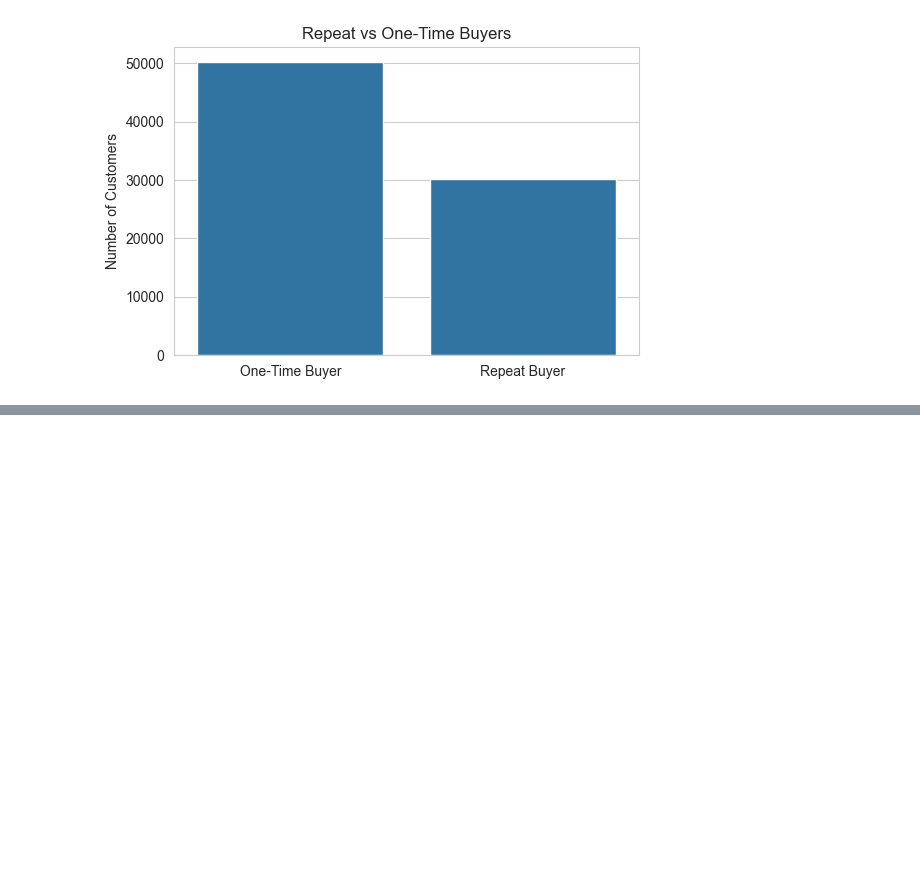
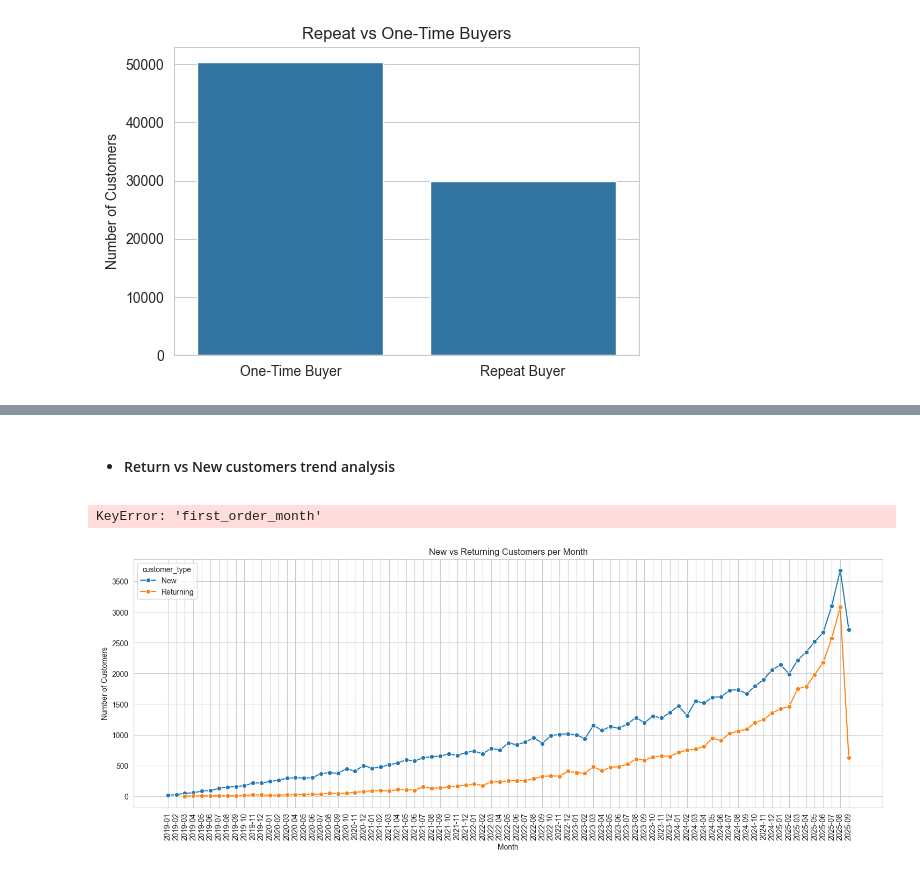
Before and after one commit to JuliusFemi/Capstone_project, a Jupyter notebook: code.ipynb, the cells around one changed output, grey strips where cells are left out. Cells and saved outputs as stored; diff of their text form; code cells hidden in the pictures; blank space fills up the shorter version.

```diff
--- a/code.ipynb
+++ b/code.ipynb
@@ -1551,0 +1537,57 @@ plt.show()
+# %% [markdown]
+- #### Return vs New customers trend analysis
+# %%
+
+# ensuring that dates are in datetime format
+merged_df['order_created_at'] = pd.to_datetime(merged_df['order_created_at'])
+
+# Extract year-month for grouping
+merged_df['order_month'] = merged_df['order_created_at'].dt.to_period('M')
+
+# Find each user's first order month
+first_orders = (
+    merged_df.groupby('user_id')['order_created_at']
+    .min()
+    .dt.to_period('M')
+    .reset_index()
+    .rename(columns={'order_created_at': 'first_order_month'})
+)
+
+# Merge first order info back into main df
+merged_df = merged_df.merge(first_orders, on='user_id', how='left')
+
+# Label each order as New vs Returning
+merged_df['customer_type'] = merged_df.apply(
+    lambda row: 'New' if row['order_month'] == row['first_order_month'] else 'Returning',
+    axis=1
+)
+
+# Aggregate counts per month
+monthly_customer_counts = (
+    merged_df.groupby(['order_month', 'customer_type'])['user_id']
+    .nunique()
+    .reset_index(name='num_customers')
+)
+
+print(monthly_customer_counts.head(10))
+# %% [output]
+KeyError: 'first_order_month'
+# %%
+monthly_customer_counts['order_month'] = monthly_customer_counts['order_month'].astype(str)
+
+plt.figure(figsize=(18,6))
+sns.lineplot(
+    data=monthly_customer_counts,
+    x='order_month',
+    y='num_customers',
+    hue='customer_type',
+    marker='o'
+)
+plt.title('New vs Returning Customers per Month')
+plt.xlabel('Month')
+plt.ylabel('Number of Customers')
+plt.xticks(rotation=90)
+plt.savefig('Graphs/New_returnTrends.png')
+plt.show()
+# %% [output]
+[figure, added]
```
Also changed, not shown: parts of 65 cells of this notebook, 11 other files.
